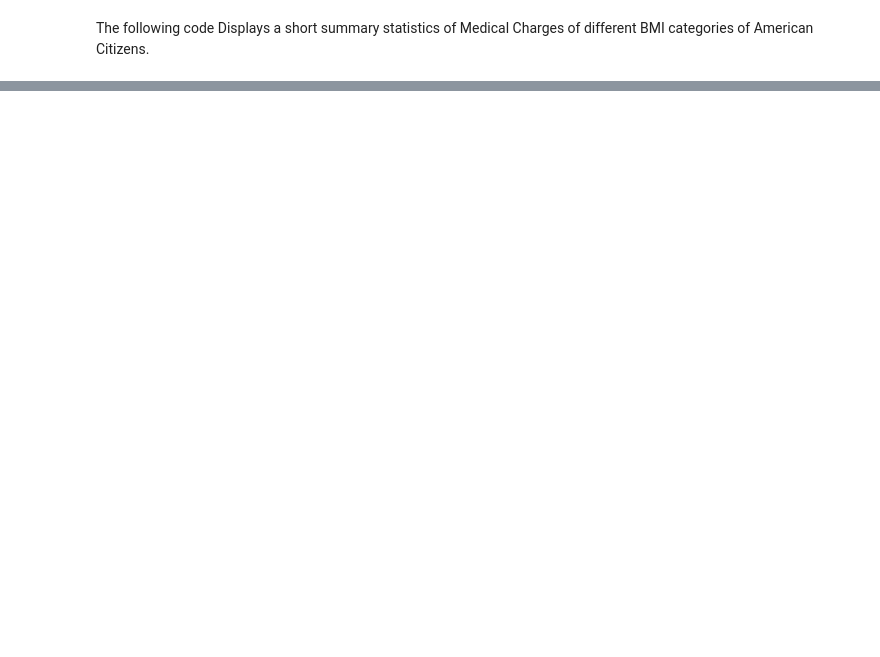
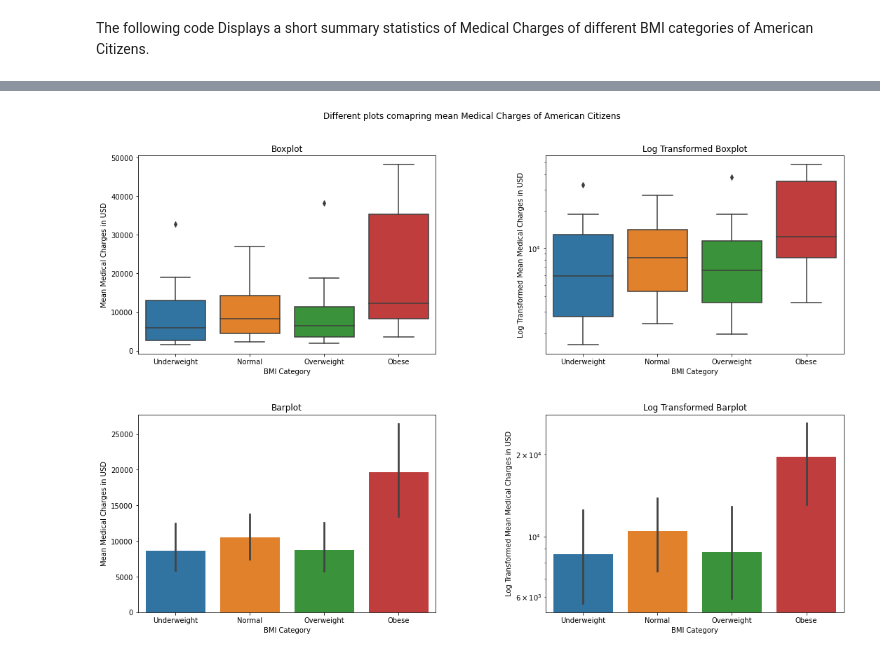
Before and after one commit to data301-2021-summer2/group29-project, a Jupyter notebook: analysis/Prabhmeet Deol/DataAnalysis.ipynb, the cells around one changed output, grey strips where cells are left out. Saved outputs shown, nothing was run; the diff lists cells and outputs as text; code cells hidden in the pictures; blank space fills up the shorter version.

Commit message:
conducted random sampling on the dataSet , and came up with appropriate graphs

```diff
--- a/analysis/Prabhmeet Deol/DataAnalysis.ipynb
+++ b/analysis/Prabhmeet Deol/DataAnalysis.ipynb
@@ -39,4 +48,4 @@ dataSet['BMI_Category'] = dataSet.apply(categorizeBmi,axis='columns')
 # %%
-#dataSet = pd.DataFrame(dataSet)
-#pf(dataSet).to_notebook_iframe()
+dataSet = pd.DataFrame(dataSet)
+pf(dataSet).to_notebook_iframe()
 # %% [markdown]
@@ -190,0 +186,3 @@ sns.kdeplot(
+# %%
+randomSample = dataSet.groupby('BMI_Category').sample(n=20)
+randomSample
@@ -190,0 +196,61 @@ sns.kdeplot(
+# %%
+fig, ax =plt.subplots(2,2,figsize=(15,10))
+
+boxplot = sns.boxplot(
+	data = randomSample,
+	x="BMI_Category",
+	y="Charges_USD",
+	order=['Underweight','Normal','Overweight','Obese'],
+	ax=ax[0][0]
+
+)
+boxplot.set(
+	#yscale="log",
+	xlabel="BMI Category",
+	ylabel="Mean Medical Charges in USD",
+	title="Boxplot",
+)
+logboxplot = sns.boxplot(
+	data = randomSample,
+	x="BMI_Category",
+	y="Charges_USD",
+	order=['Underweight','Normal','Overweight','Obese'],
+	ax=ax[0][1],
+
+)
+logboxplot.set(
+	yscale="log",
+	xlabel="BMI Category",
+	ylabel="Log Transformed Mean Medical Charges in USD",
+	title="Log Transformed Boxplot",
+)
+barplot = sns.barplot(
+	data = randomSample,
+	x="BMI_Category",
+	y="Charges_USD",
+	order=['Underweight','Normal','Overweight','Obese'],
+	ax=ax[1][0],
+)
+barplot.set(
+	xlabel="BMI Category",
+	ylabel="Mean Medical Charges in USD",
+	title="Barplot",
+)
+logbarplot = sns.barplot(
+	data = randomSample,
+	x="BMI_Category",
+	y="Charges_USD",
+	order=['Underweight','Normal','Overweight','Obese'],
+	ax=ax[1][1],
+)
+logbarplot.set(
+	yscale="log",
+	xlabel="BMI Category",
+	ylabel="Log Transformed Mean Medical Charges in USD",
+	title="Log Transformed Barplot",
+)
+fig.tight_layout(h_pad=4,w_pad=10)
+plt.suptitle("Different plots comapring mean Medical Charges of American Citizens",y=1.05)
+fig.show()
+# %% [output]
+[figure, added]
```
Also changed, not shown: parts of 21 cells of this notebook.
